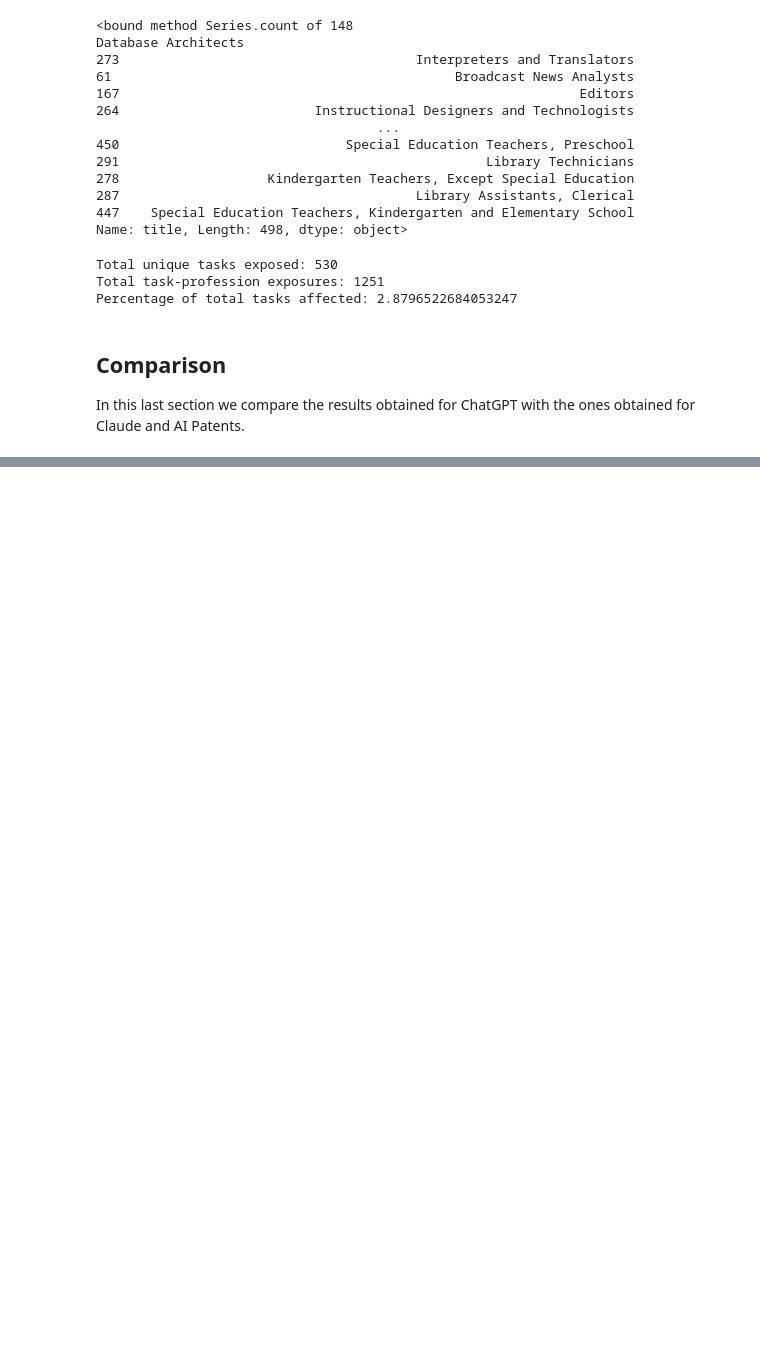
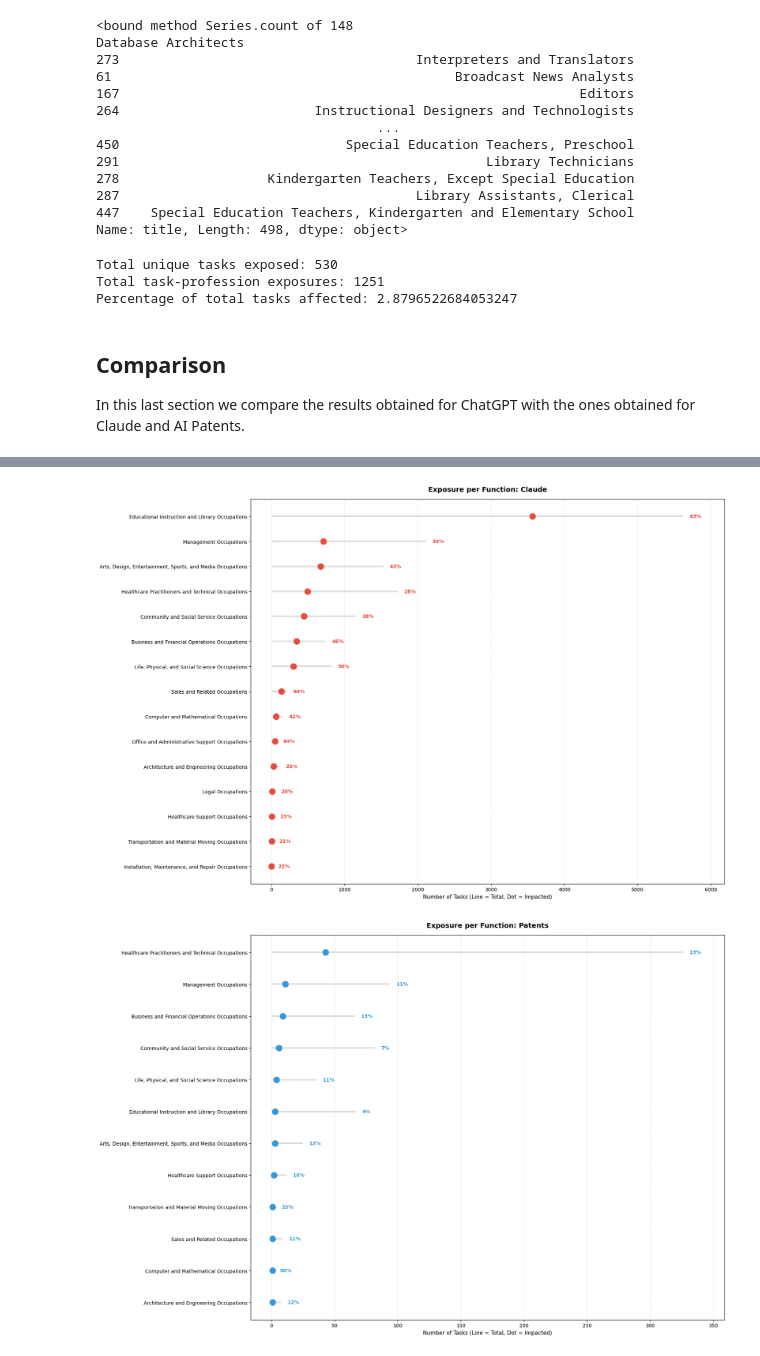
Before and after one commit to Engineering-AI-Systems-Team-3/chatgpt-at-work, a Jupyter notebook: chatgpt_at_work.ipynb, the cells around one changed output, grey strips where cells are left out. Saved outputs shown, nothing was run; the diff lists cells and outputs as text; code cells hidden in the pictures; blank space fills up the shorter version.

```diff
--- a/chatgpt_at_work.ipynb
+++ b/chatgpt_at_work.ipynb
@@ -2124,7 +2125,9 @@ claude_titles_df = impacted_titles_df.copy().drop_duplicates(subset=["Job_Title"
 claude_functions_df = impacted_major_categories_df.copy()
 # %%
 patents_titles_df = impacted_titles_patents_df.copy()
-patents_functions_df = impacted_major_categories_patents_df.copy()
 patents_titles_df = patents_titles_df[patents_titles_df["title"].notnull()]
 patents_titles_df.rename(columns={"title": "Job_Title", "percentage_impacted_tasks": "percentage_impacted"}, inplace=True)
+
+patents_functions_df = impacted_major_categories_patents_df.copy()
+patents_functions_df.rename(columns={"major_group_name": "Function"}, inplace=True)
 # %%
@@ -2191,0 +2199,7 @@ create_lollipop_plot(gpt_titles_df, "Exposure per title: ChatGPT", "#2ecc71", "e
+# %%
+create_lollipop_plot(claude_functions_df, "Exposure per Function: Claude", "#e74c3c", "claude_impact.png", top_n=top_n)
+create_lollipop_plot(patents_functions_df, "Exposure per Function: Patents", "#3498db", "patents_impact.png", top_n=top_n)
+create_lollipop_plot(gpt_functions_df, "Exposure per Function: ChatGPT", "#2ecc71", "exposed_impact.png", top_n=top_n)
+# %% [output]
+[figure, added]
+[figure, added]
```
Also changed, not shown: parts of 5 cells of this notebook.
